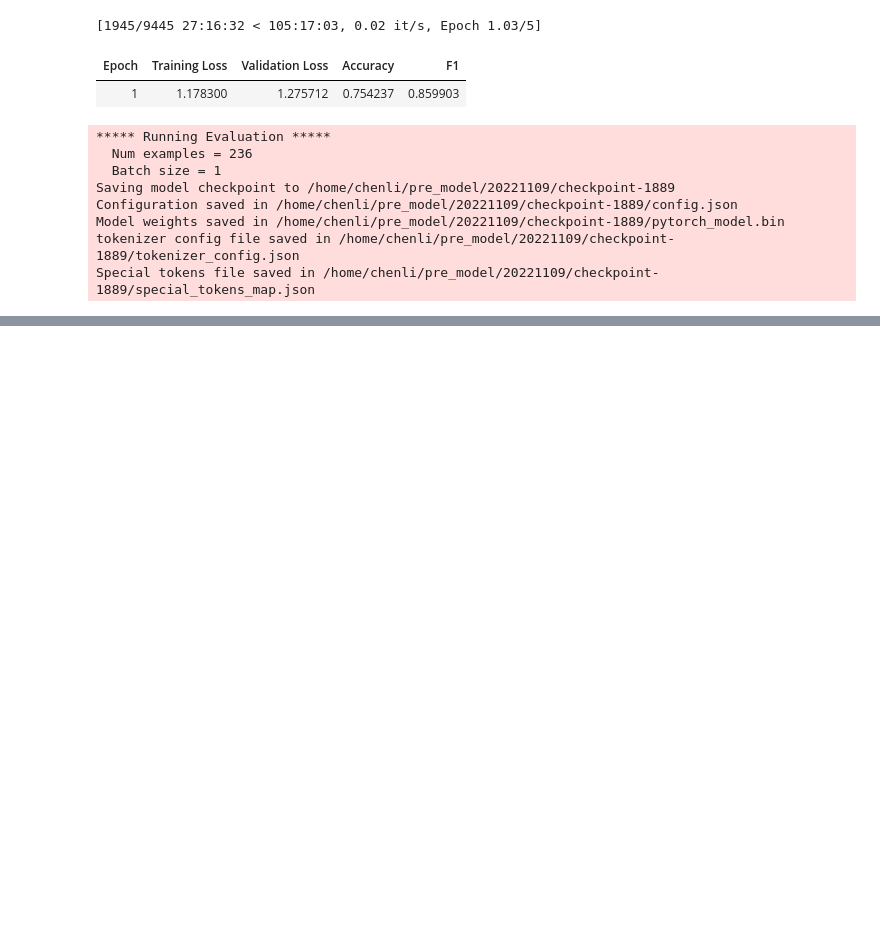
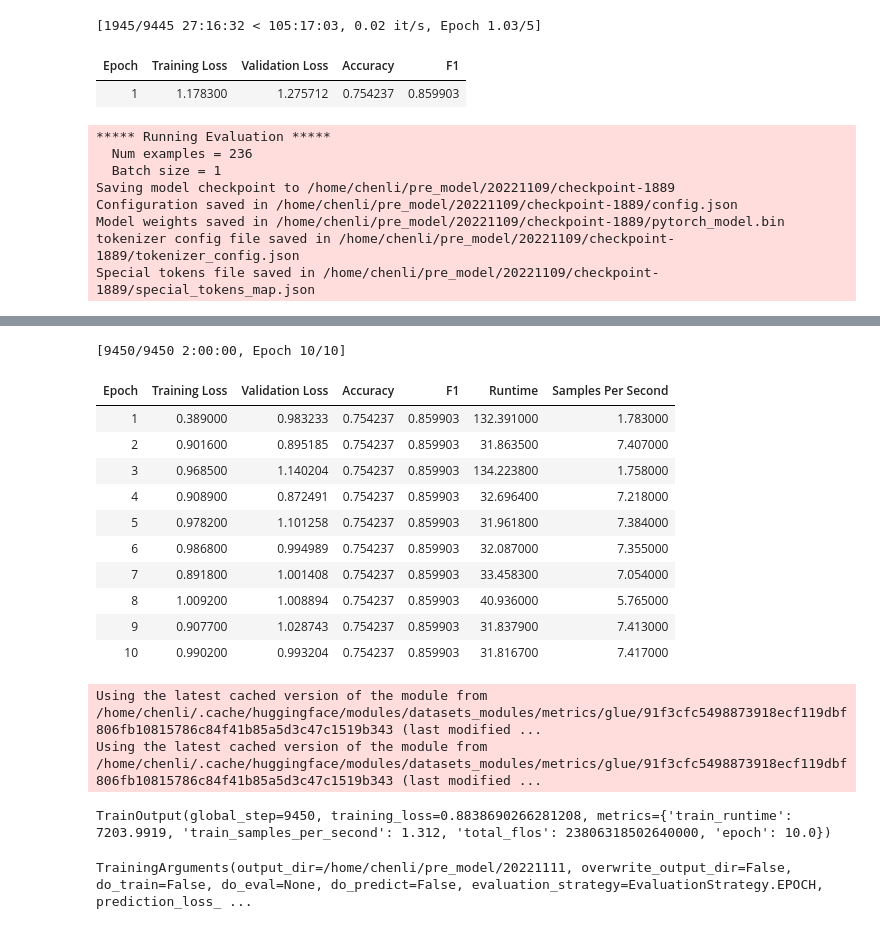
Before and after one commit to ChocolateLi/Pytorch, a Jupyter notebook: SentimentAnalysis/model/My_SentimentAnalysis_Task_2.0.ipynb, the cells around one changed output, grey strips where cells are left out. Cells and saved outputs as stored; diff of their text form; code cells hidden in the pictures; blank space fills up the shorter version.

```diff
--- a/SentimentAnalysis/model/My_SentimentAnalysis_Task_2.0.ipynb
+++ b/SentimentAnalysis/model/My_SentimentAnalysis_Task_2.0.ipynb
@@ -4,12 +4,12 @@
 # %% [markdown]
 ## 参数设置和变量设置
 # %%
-model_dir = "/home/chenli/pre_model/20221108/checkpoint-14400/"
-batch_size = 1 # 每一批次的数量
+model_dir = "/home/chenli/pre_model/checkpoint-14400/"
+batch_size = 2 # 每一批次的数量
 num_labels = 2 # 多少分类，这里是二分类问题，积极和消极
-output_dir = "/home/chenli/pre_model/20221109" # 模型保存路径
+output_dir = "/home/chenli/pre_model/20221112" # 模型保存路径
 learning_rate = 1e-5 # 学习率
-num_train_epochs = 5 # 训练轮次
+num_train_epochs = 10 # 训练轮次
 # %% [markdown]
 ## 加载数据
 # %%
@@ -18,7 +18,7 @@ from datasets import load_from_disk
 # 加载一个评估标准，默认的评估标准
 from datasets import load_metric
 # %%
-train_dataset = load_dataset('csv',data_files='../data/MyDataset/train_dataset.csv',split='train')
-valid_dataset = load_dataset('csv',data_files='../data/MyDataset/valid_dataset.csv',split='train')
-test_dataset = load_dataset('csv',data_files='../data/MyDataset/test_dataset.csv',split='train')
+train_dataset = load_dataset('csv',data_files='../data/MyDataset/data2/train_dataset.csv',split='train')
+valid_dataset = load_dataset('csv',data_files='../data/MyDataset/data2/valid_dataset.csv',split='train')
+test_dataset = load_dataset('csv',data_files='../data/MyDataset/data2/test_dataset.csv',split='train')
 # %% [output]
@@ -71,7 +71,7 @@ PreTrainedTokenizerFast(name_or_path='/home/chenli/pre_model/20221108/checkpoint
 # %%
 # 分词
 def preprocess_function(data):
-    return tokenizer(data['text'],padding='max_length',max_length=3000,truncation=True)
+    return tokenizer(data['text'],padding='max_length',max_length=1500,truncation=True)
 # %%
 encoded_train_dataset = train_dataset.map(function=preprocess_function,
                      batched=True,
@@ -167,15 +173,17 @@ BertForSequenceClassification(
 # %%
+from transformers import AutoTokenizer,AutoModelForSequenceClassification, TrainingArguments, Trainer
+import torch
 metric_name = "accuracy"
 
 args = TrainingArguments(
     output_dir = output_dir,
     evaluation_strategy = "epoch",
-    save_strategy = "epoch",
-    # learning_rate = learning_rate,
+    learning_rate = learning_rate,
+    weight_decay=0.01,
+    #save_strategy = "epoch",
     per_device_train_batch_size = batch_size,
     per_device_eval_batch_size = batch_size,
     num_train_epochs = num_train_epochs,
-    # weight_decay=0.01,
     load_best_model_at_end=True,
     metric_for_best_model=metric_name,
 )
@@ -271,0 +411,23 @@ Special tokens file saved in /home/chenli/pre_model/20221109/checkpoint-1889/spe
+# %%
+trainer.train()
+# %% [output]
+[9450/9450 2:00:00, Epoch 10/10]
+| Epoch | Training Loss | Validation Loss | Accuracy | F1 | Runtime | Samples Per Second |
+| 1 | 0.389000 | 0.983233 | 0.754237 | 0.859903 | 132.391000 | 1.783000 |
+| 2 | 0.901600 | 0.895185 | 0.754237 | 0.859903 | 31.863500 | 7.407000 |
+| 3 | 0.968500 | 1.140204 | 0.754237 | 0.859903 | 134.223800 | 1.758000 |
+| 4 | 0.908900 | 0.872491 | 0.754237 | 0.859903 | 32.696400 | 7.218000 |
+| 5 | 0.978200 | 1.101258 | 0.754237 | 0.859903 | 31.961800 | 7.384000 |
+| 6 | 0.986800 | 0.994989 | 0.754237 | 0.859903 | 32.087000 | 7.355000 |
+| 7 | 0.891800 | 1.001408 | 0.754237 | 0.859903 | 33.458300 | 7.054000 |
+| 8 | 1.009200 | 1.008894 | 0.754237 | 0.859903 | 40.936000 | 5.765000 |
+| 9 | 0.907700 | 1.028743 | 0.754237 | 0.859903 | 31.837900 | 7.413000 |
+| 10 | 0.990200 | 0.993204 | 0.754237 | 0.859903 | 31.816700 | 7.417000 |
+Using the latest cached version of the module from /home/chenli/.cache/huggingface/modules/datasets_modules/metrics/glue/91f3cfc5498873918ecf119dbf806fb10815786c84f41b85a5d3c47c1519b343 (last modified ...
+Using the latest cached version of the module from /home/chenli/.cache/huggingface/modules/datasets_modules/metrics/glue/91f3cfc5498873918ecf119dbf806fb10815786c84f41b85a5d3c47c1519b343 (last modified ...
+TrainOutput(global_step=9450, training_loss=0.8838690266281208, metrics={'train_runtime': 7203.9919, 'train_samples_per_second': 1.312, 'total_flos': 23806318502640000, 'epoch': 10.0})
+# %%
+# 模型训练参数
+trainer.args
+# %% [output]
+TrainingArguments(output_dir=/home/chenli/pre_model/20221111, overwrite_output_dir=False, do_train=False, do_eval=None, do_predict=False, evaluation_strategy=EvaluationStrategy.EPOCH, prediction_loss_ ...
```
Also changed, not shown: parts of 47 cells of this notebook, 39 other files.
